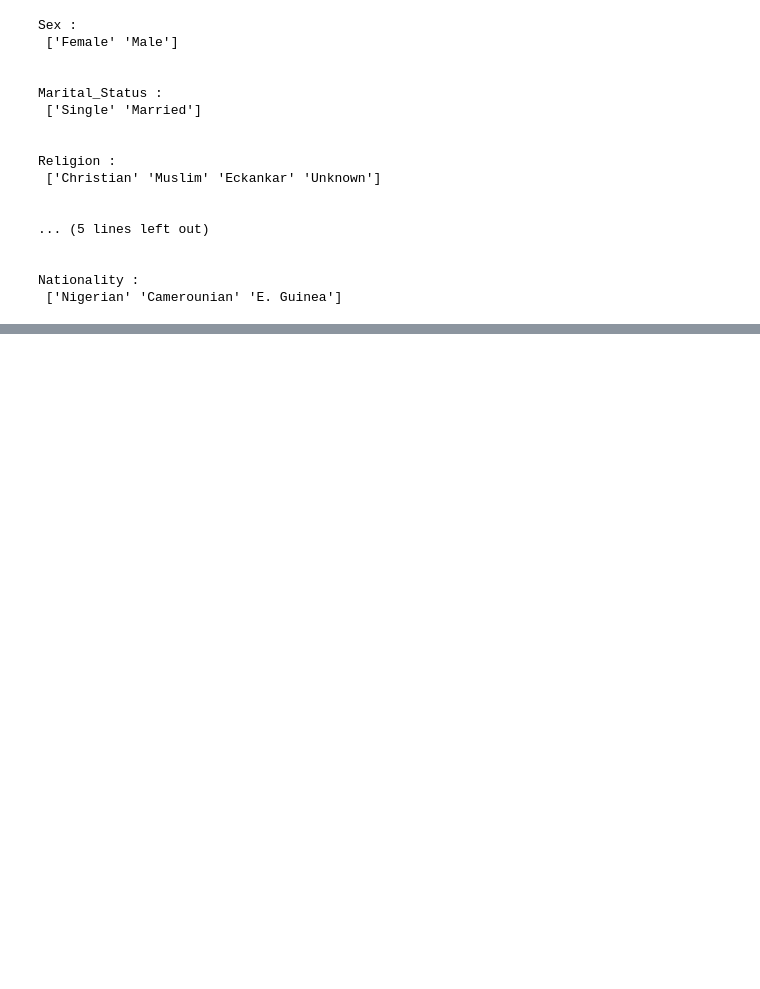
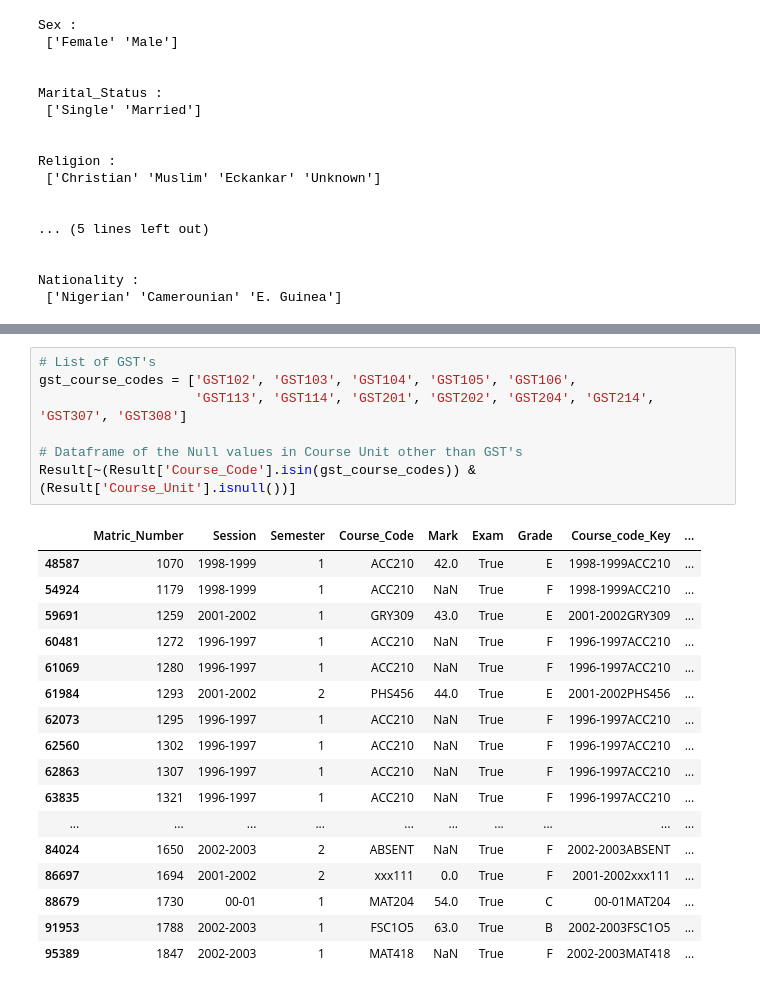
Before and after one commit to Emmbrik/Final-year-project, a Jupyter notebook: Notebook.ipynb, the cells around one changed output, grey strips where cells are left out. Drawn from its saved outputs; the diff is of its cells as text; blank space fills up the shorter version.

```diff
--- a/Notebook.ipynb
+++ b/Notebook.ipynb
@@ -386,0 +486,25 @@ Nationality :
+# %%
+# List of GST's
+gst_course_codes = ['GST102', 'GST103', 'GST104', 'GST105', 'GST106',
+                    'GST113', 'GST114', 'GST201', 'GST202', 'GST204', 'GST214', 'GST307', 'GST308']
+
+# Dataframe of the Null values in Course Unit other than GST's
+Result[~(Result['Course_Code'].isin(gst_course_codes)) & (Result['Course_Unit'].isnull())]
+# %% [output]
+|  | Matric_Number | Session | Semester | Course_Code | Mark | Exam | Grade | Course_code_Key | ... |
+| 48587 | 1070 | 1998-1999 | 1 | ACC210 | 42.0 | True | E | 1998-1999ACC210 | ... |
+| 54924 | 1179 | 1998-1999 | 1 | ACC210 | NaN | True | F | 1998-1999ACC210 | ... |
+| 59691 | 1259 | 2001-2002 | 1 | GRY309 | 43.0 | True | E | 2001-2002GRY309 | ... |
+| 60481 | 1272 | 1996-1997 | 1 | ACC210 | NaN | True | F | 1996-1997ACC210 | ... |
+| 61069 | 1280 | 1996-1997 | 1 | ACC210 | NaN | True | F | 1996-1997ACC210 | ... |
+| 61984 | 1293 | 2001-2002 | 2 | PHS456 | 44.0 | True | E | 2001-2002PHS456 | ... |
+| 62073 | 1295 | 1996-1997 | 1 | ACC210 | NaN | True | F | 1996-1997ACC210 | ... |
+| 62560 | 1302 | 1996-1997 | 1 | ACC210 | NaN | True | F | 1996-1997ACC210 | ... |
+| 62863 | 1307 | 1996-1997 | 1 | ACC210 | NaN | True | F | 1996-1997ACC210 | ... |
+| 63835 | 1321 | 1996-1997 | 1 | ACC210 | NaN | True | F | 1996-1997ACC210 | ... |
+| ... | ... | ... | ... | ... | ... | ... | ... | ... | ... |
+| 84024 | 1650 | 2002-2003 | 2 | ABSENT | NaN | True | F | 2002-2003ABSENT | ... |
+| 86697 | 1694 | 2001-2002 | 2 | xxx111 | 0.0 | True | F | 2001-2002xxx111 | ... |
+| 88679 | 1730 | 00-01 | 1 | MAT204 | 54.0 | True | C | 00-01MAT204 | ... |
+| 91953 | 1788 | 2002-2003 | 1 | FSC1O5 | 63.0 | True | B | 2002-2003FSC1O5 | ... |
+| 95389 | 1847 | 2002-2003 | 1 | MAT418 | NaN | True | F | 2002-2003MAT418 | ... |
```
Also changed, not shown: parts of 26 cells of this notebook.
